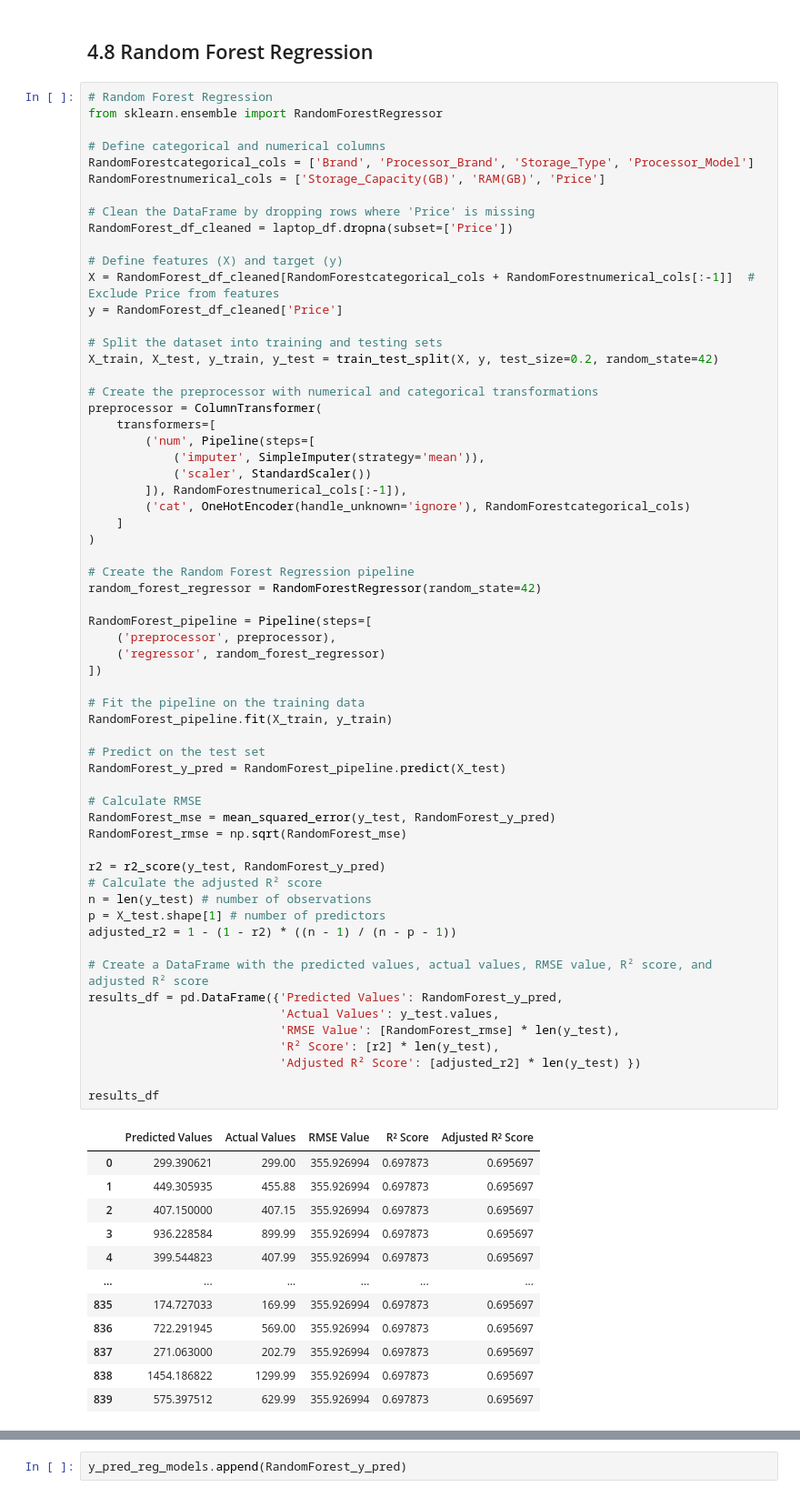
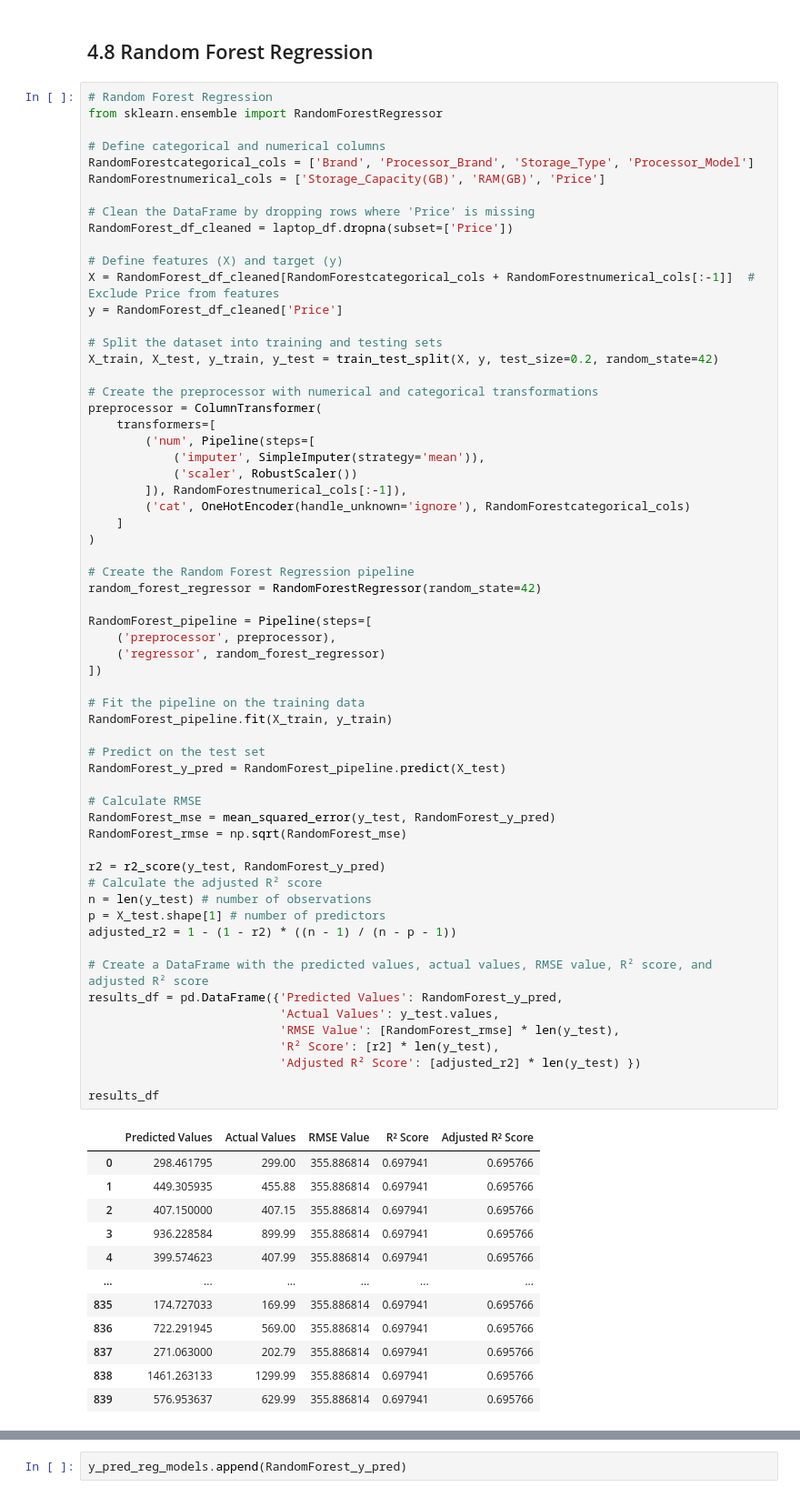
Before and after one commit to VaibhavSaran/CSE-587-PROJECT-LAPTRACK, a Jupyter notebook: Phase2/Project Laptrack - Phase 2 Model Building.ipynb, the cells around one changed output, grey strips where cells are left out. Shown at 91% size. Saved outputs shown, nothing was run; the diff lists cells and outputs as text.

```diff
--- a/Phase2/Project Laptrack - Phase 2 Model Building.ipynb
+++ b/Phase2/Project Laptrack - Phase 2 Model Building.ipynb
@@ -894,7 +894,7 @@ preprocessor = ColumnTransformer(
     transformers=[
         ('num', Pipeline(steps=[
             ('imputer', SimpleImputer(strategy='mean')),
-            ('scaler', StandardScaler())
+            ('scaler', RobustScaler())
         ]), RandomForestnumerical_cols[:-1]),
         ('cat', OneHotEncoder(handle_unknown='ignore'), RandomForestcategorical_cols)
     ]
@@ -907,44 +907,44 @@ RandomForest_pipeline = Pipeline(steps=[
     ('preprocessor', preprocessor),
     ('regressor', random_forest_regressor)
 ])
 
 # Fit the pipeline on the training data
 RandomForest_pipeline.fit(X_train, y_train)
 
 # Predict on the test set
 RandomForest_y_pred = RandomForest_pipeline.predict(X_test)
 
 # Calculate RMSE
 RandomForest_mse = mean_squared_error(y_test, RandomForest_y_pred)
 RandomForest_rmse = np.sqrt(RandomForest_mse)
 
 r2 = r2_score(y_test, RandomForest_y_pred)
 # Calculate the adjusted R² score
 n = len(y_test) # number of observations
 p = X_test.shape[1] # number of predictors
 adjusted_r2 = 1 - (1 - r2) * ((n - 1) / (n - p - 1))
 
 # Create a DataFrame with the predicted values, actual values, RMSE value, R² score, and adjusted R² score
 results_df = pd.DataFrame({'Predicted Values': RandomForest_y_pred,
                            'Actual Values': y_test.values,
                            'RMSE Value': [RandomForest_rmse] * len(y_test),
                            'R² Score': [r2] * len(y_test),
                            'Adjusted R² Score': [adjusted_r2] * len(y_test) })
 
 results_df
 # %% [output]
 |  | Predicted Values | Actual Values | RMSE Value | R² Score | Adjusted R² Score |
-| 0 | 299.390621 | 299.00 | 355.926994 | 0.697873 | 0.695697 |
-| 1 | 449.305935 | 455.88 | 355.926994 | 0.697873 | 0.695697 |
-| 2 | 407.150000 | 407.15 | 355.926994 | 0.697873 | 0.695697 |
-| 3 | 936.228584 | 899.99 | 355.926994 | 0.697873 | 0.695697 |
-| 4 | 399.544823 | 407.99 | 355.926994 | 0.697873 | 0.695697 |
+| 0 | 298.461795 | 299.00 | 355.886814 | 0.697941 | 0.695766 |
+| 1 | 449.305935 | 455.88 | 355.886814 | 0.697941 | 0.695766 |
+| 2 | 407.150000 | 407.15 | 355.886814 | 0.697941 | 0.695766 |
+| 3 | 936.228584 | 899.99 | 355.886814 | 0.697941 | 0.695766 |
+| 4 | 399.574623 | 407.99 | 355.886814 | 0.697941 | 0.695766 |
 | ... | ... | ... | ... | ... | ... |
-| 835 | 174.727033 | 169.99 | 355.926994 | 0.697873 | 0.695697 |
-| 836 | 722.291945 | 569.00 | 355.926994 | 0.697873 | 0.695697 |
-| 837 | 271.063000 | 202.79 | 355.926994 | 0.697873 | 0.695697 |
-| 838 | 1454.186822 | 1299.99 | 355.926994 | 0.697873 | 0.695697 |
-| 839 | 575.397512 | 629.99 | 355.926994 | 0.697873 | 0.695697 |
+| 835 | 174.727033 | 169.99 | 355.886814 | 0.697941 | 0.695766 |
+| 836 | 722.291945 | 569.00 | 355.886814 | 0.697941 | 0.695766 |
+| 837 | 271.063000 | 202.79 | 355.886814 | 0.697941 | 0.695766 |
+| 838 | 1461.263133 | 1299.99 | 355.886814 | 0.697941 | 0.695766 |
+| 839 | 576.953637 | 629.99 | 355.886814 | 0.697941 | 0.695766 |
 840 rows × 5 columns
 # %%
 y_pred_reg_models.append(RandomForest_y_pred)
```
Also changed, not shown: parts of 13 cells of this notebook, 3 other files.
